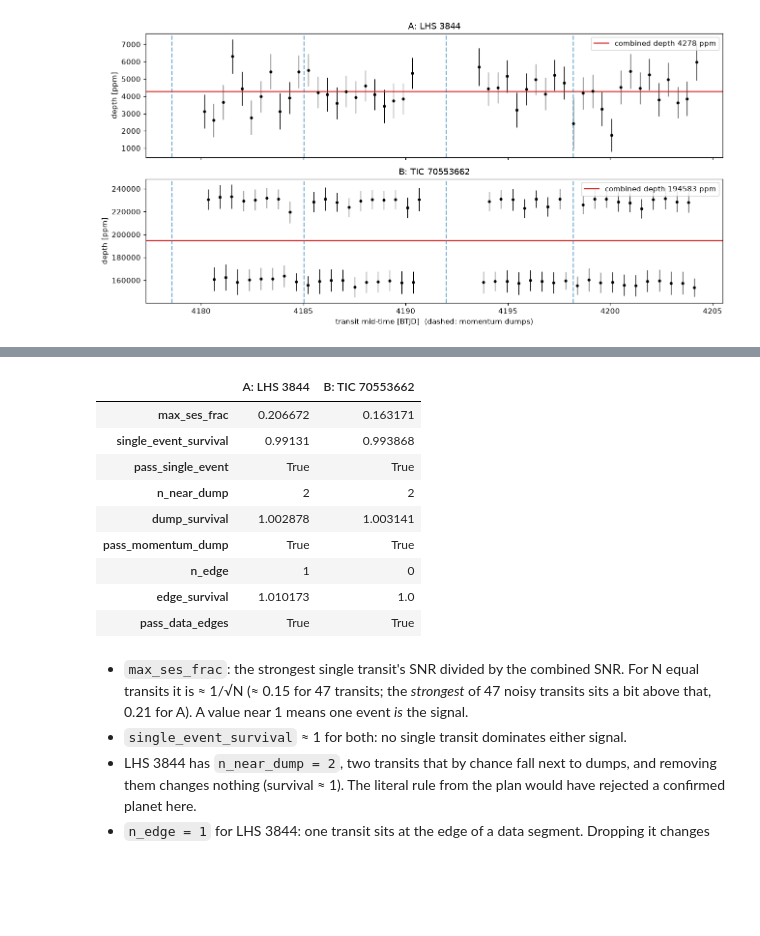
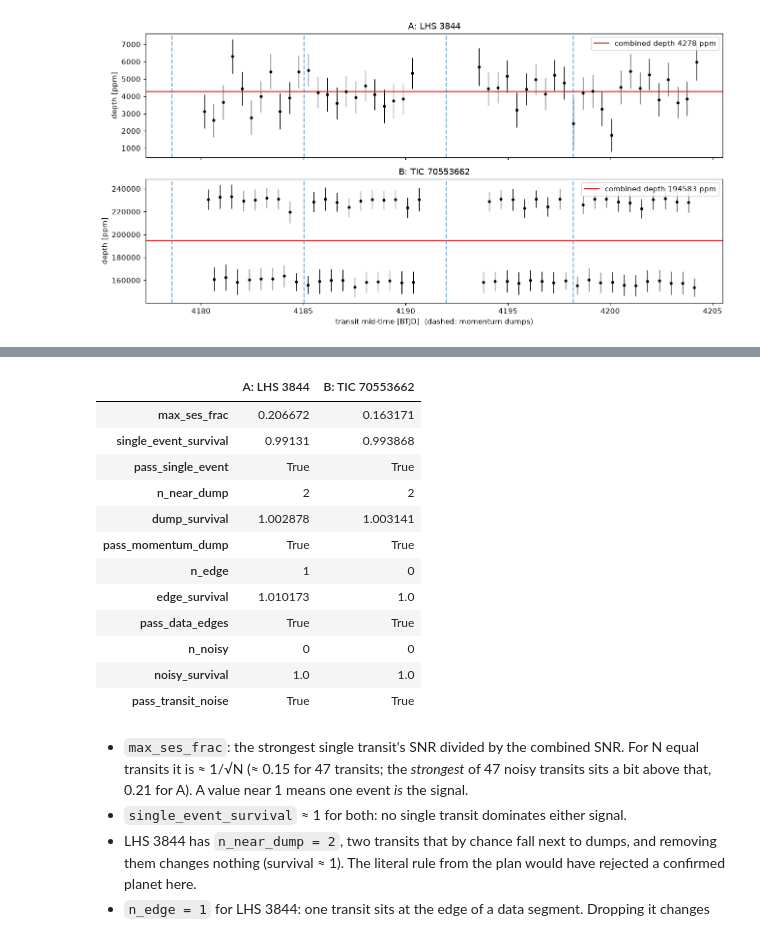
Before and after one commit to josejorgers/exoplanets-research, a Jupyter notebook: notebooks/pipeline-5-vet-walkthrough.ipynb, the cells around one changed output, grey strips where cells are left out. Cells and saved outputs as stored; diff of their text form; code cells hidden in the pictures; blank space fills up the shorter version.

```diff
--- a/notebooks/pipeline-5-vet-walkthrough.ipynb
+++ b/notebooks/pipeline-5-vet-walkthrough.ipynb
@@ -336,6 +336,7 @@ THRESH = dict(
     dump_window_d=0.25,       # §5.3  +- 0.25 d around a momentum dump (plus half a transit) = biweight half-window
     local_noise_d=0.5,        # §5.1  per-transit noise from out-of-transit points within +- 0.5 d
     edge_coverage_min=0.5,    # §5.3  a transit needs >= 50 % of the expected points on each side
+    scatter_ratio_max=2.0,    # §5.3  in-transit scatter (central half) / local scatter above this = noisy transit
     odd_even_sigma_max=3.0,   # §6
     secondary_snr_max=5.0,    # §7    5 sigma because we search many phases (look-elsewhere)
     dur_ratio_min=1 / 3,      # §8.1  observed / expected central-transit duration
@@ -478,8 +479,10 @@ def per_transit(p) -> pd.DataFrame:
         d, e = 1 - y[m].mean(), noise["beta"] * sig_k / np.sqrt(n)
         pre = ((t > tm - dur / 2 - side) & (t < tm - dur / 2)).sum() * cadence / side
         post = ((t > tm + dur / 2) & (t < tm + dur / 2 + side)).sum() * cadence / side
-        rows.append((k, tm, n, d, e, sig_k, min(pre, post)))
-    pt = pd.DataFrame(rows, columns=["epoch", "t_mid", "n", "depth", "err", "sigma_local", "coverage"])
+        core = m & (np.abs(t - tm) < dur / 4)  # central half of the transit: no ingress/egress gradient
+        ratio = robust_std(y[core]) / sig_k if core.sum() >= 6 else np.nan
+        rows.append((k, tm, n, d, e, sig_k, min(pre, post), ratio))
+    pt = pd.DataFrame(rows, columns=["epoch", "t_mid", "n", "depth", "err", "sigma_local", "coverage", "scatter_ratio"])
     pt["snr"] = pt["depth"] / pt["err"]
     return pt
 
@@ -637,34 +646,47 @@ def test_momentum_dumps(p, dumps) -> dict:
     near = np.array([np.min(np.abs(tm - dumps)) < window for tm in pt["t_mid"]]) if len(dumps) else np.zeros(len(pt), bool)
     if not near.any():
         return {"n_near_dump": 0, "dump_survival": 1.0, "pass_momentum_dump": True}
     surv, _ = survival(pt, near, min_keep=THRESH["n_transits_min"])
     return {"n_near_dump": int(near.sum()), "dump_survival": surv,
             "pass_momentum_dump": bool(surv >= THRESH["survive_frac"])}
 
 
 def test_data_edges(p) -> dict:
     pt = p["pt"]
     edge = (pt["coverage"] < THRESH["edge_coverage_min"]).to_numpy()
     if not edge.any():
         return {"n_edge": 0, "edge_survival": 1.0, "pass_data_edges": True}
     surv, _ = survival(pt, edge, min_keep=THRESH["n_transits_min"])
     return {"n_edge": int(edge.sum()), "edge_survival": surv,
             "pass_data_edges": bool(surv >= THRESH["survive_frac"])}
 
 
+def test_transit_noise(p) -> dict:
+    pt = p["pt"]
+    noisy = (pt["scatter_ratio"] > THRESH["scatter_ratio_max"]).to_numpy()
+    if not noisy.any():
+        return {"n_noisy": 0, "noisy_survival": 1.0, "pass_transit_noise": True}
+    surv, _ = survival(pt, noisy, min_keep=THRESH["n_transits_min"])
+    return {"n_noisy": int(noisy.sum()), "noisy_survival": surv,
+            "pass_transit_noise": bool(surv >= THRESH["survive_frac"])}
+
+
 pd.DataFrame({STARS[t]: {**test_single_event(prep[t]), **test_momentum_dumps(prep[t], DUMPS),
-                         **test_data_edges(prep[t])} for t in STARS})
+                         **test_data_edges(prep[t]), **test_transit_noise(prep[t])} for t in STARS})
 # %% [output]
 |  | A: LHS 3844 | B: TIC 70553662 |
 | max_ses_frac | 0.206672 | 0.163171 |
 | single_event_survival | 0.99131 | 0.993868 |
 | pass_single_event | True | True |
 | n_near_dump | 2 | 2 |
 | dump_survival | 1.002878 | 1.003141 |
 | pass_momentum_dump | True | True |
 | n_edge | 1 | 0 |
 | edge_survival | 1.010173 | 1.0 |
 | pass_data_edges | True | True |
+| n_noisy | 0 | 0 |
+| noisy_survival | 1.0 | 1.0 |
+| pass_transit_noise | True | True |
 # %% [markdown]
 - `max_ses_frac`: the strongest single transit's SNR divided by the combined SNR. For N
   equal transits it is ≈ 1/√N (≈ 0.15 for 47 transits; the *strongest* of 47 noisy
```
Also changed, not shown: parts of 6 cells of this notebook, 7 other files.
